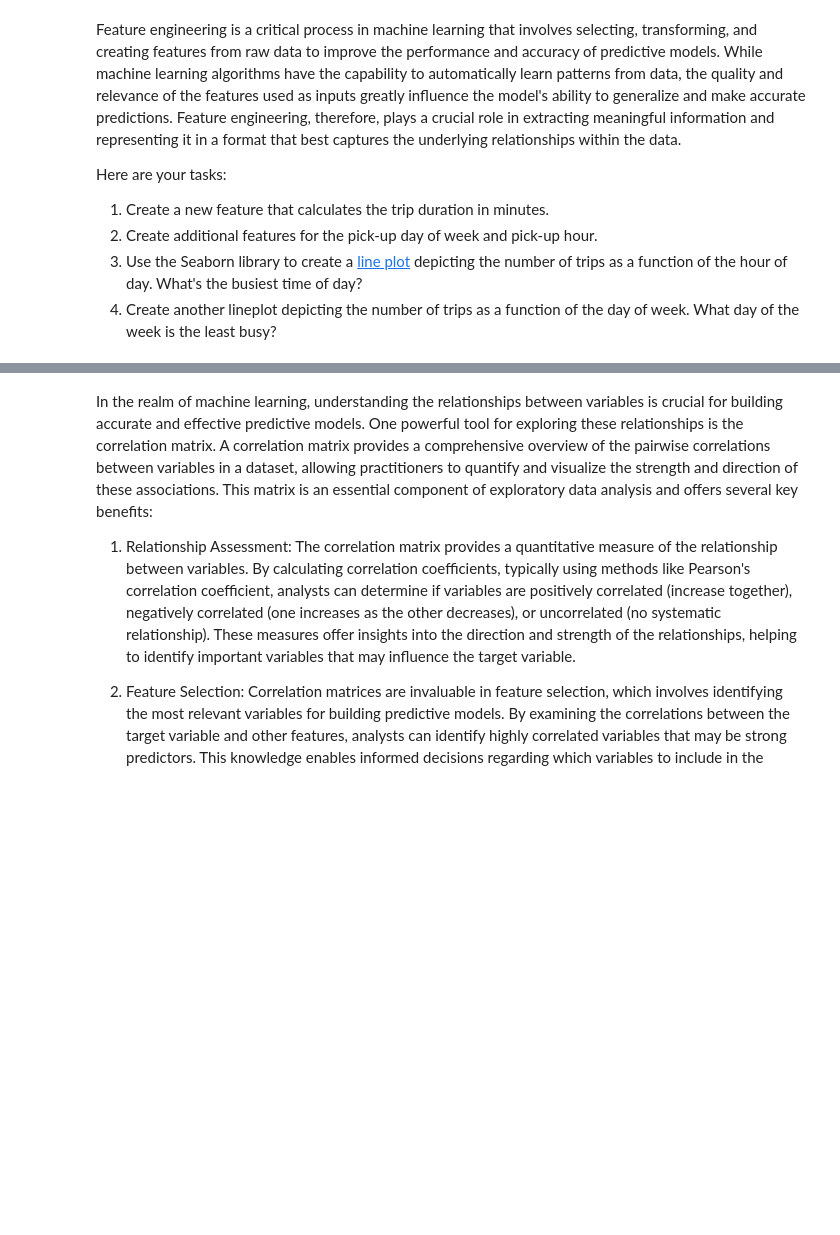
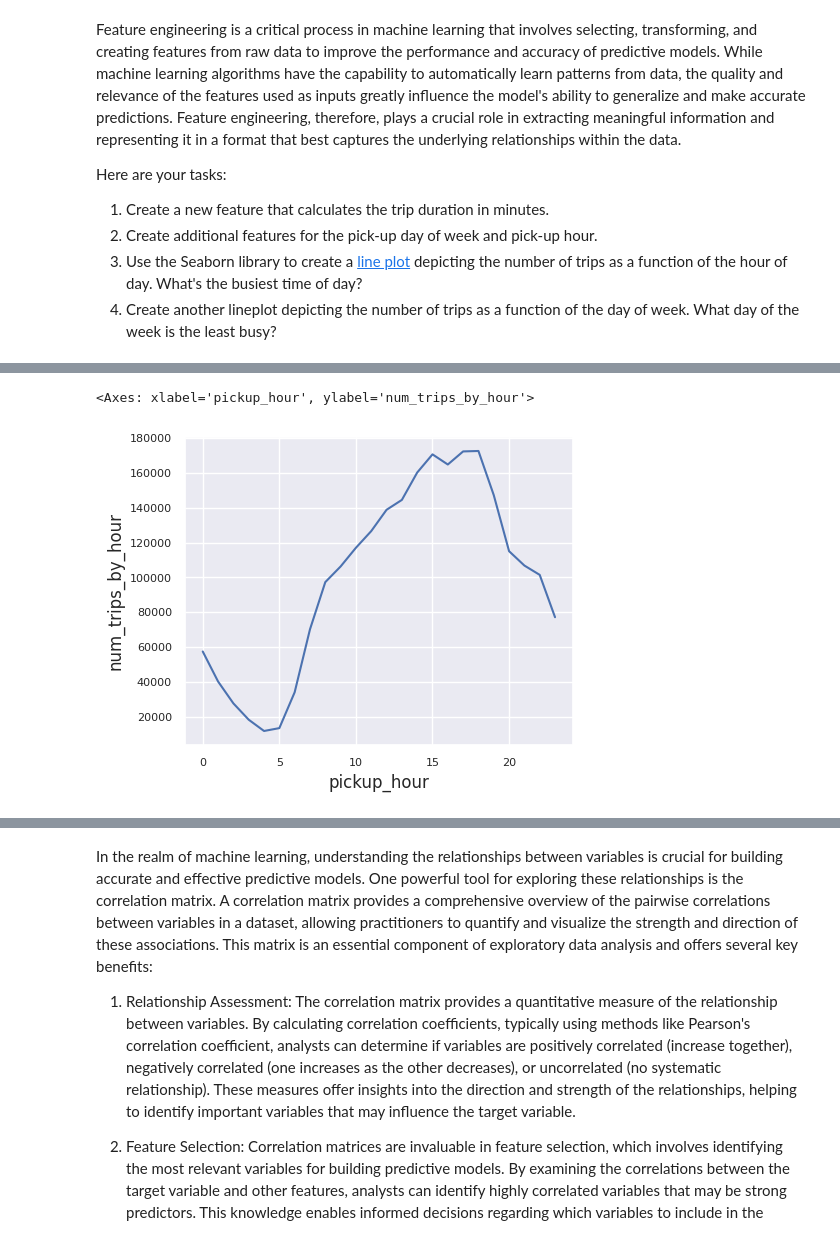
Before and after one commit to seecode4/seeRepo1, a Jupyter notebook: Student_MLE_MiniProject_EDA.ipynb, the cells around one changed output, grey strips where cells are left out. Cells and saved outputs as stored; diff of their text form; code cells hidden in the pictures; blank space fills up the shorter version.

```diff
--- a/Student_MLE_MiniProject_EDA.ipynb
+++ b/Student_MLE_MiniProject_EDA.ipynb
@@ -42,2 +116,5 @@ df_raw = pd.read_parquet(url)
 # %%
 # Drop rows with missing values.
+df = df_raw.dropna()
+print(df_raw.shape)
+print(df.shape)
@@ -52,3 +132,6 @@ Here are your tasks:
   4. Create another lineplot depicting the number of trips as a function of the day of week. What day of the week is the least busy?
 # %%
 # Create a new column for trip duration in minutes
+df['trip_duration'] = ((df['tpep_dropoff_datetime']
+                        - df['tpep_pickup_datetime']).dt.total_seconds()/60).round(2)
+# print(df.head())
@@ -55,2 +144,4 @@ Here are your tasks:
 # %%
 # Create new columns for pickup hour and day of week
+df['pickup_hour'] = df['tpep_pickup_datetime'].dt.hour
+df['day_of_week'] = df['tpep_pickup_datetime'].dt.dayofweek  # numeric 0..6
@@ -60,0 +159,20 @@ Here are your tasks:
+# %%
+# Create a lineplot displaying the number of trips by pickup hour
+# groupby pickup hour and get the counts for each hour
+df_cntbyhr = df.groupby('pickup_hour').count()
+
+# convert to pandas df; has all columns with the same counts; use just one
+df_cntbyhr = pd.DataFrame(df_cntbyhr['day_of_week'])
+
+# rename 'day_of_week' to 'num_trips_by_hour'
+df_cntbyhr.rename(columns = {'day_of_week': 'num_trips_by_hour'}, inplace=True)
+# Create lineplot staring with default settings
+sns.set()
+plt.figure(figsize=(5, 4))
+plt.xticks(fontsize=8)
+plt.yticks(fontsize=8)
+sns.set_style("whitegrid")
+sns.lineplot(x='pickup_hour', y='num_trips_by_hour', data=df_cntbyhr)
+# %% [output]
+<Axes: xlabel='pickup_hour', ylabel='num_trips_by_hour'>
+[figure, added]
```
Also changed, not shown: parts of 28 cells of this notebook.
